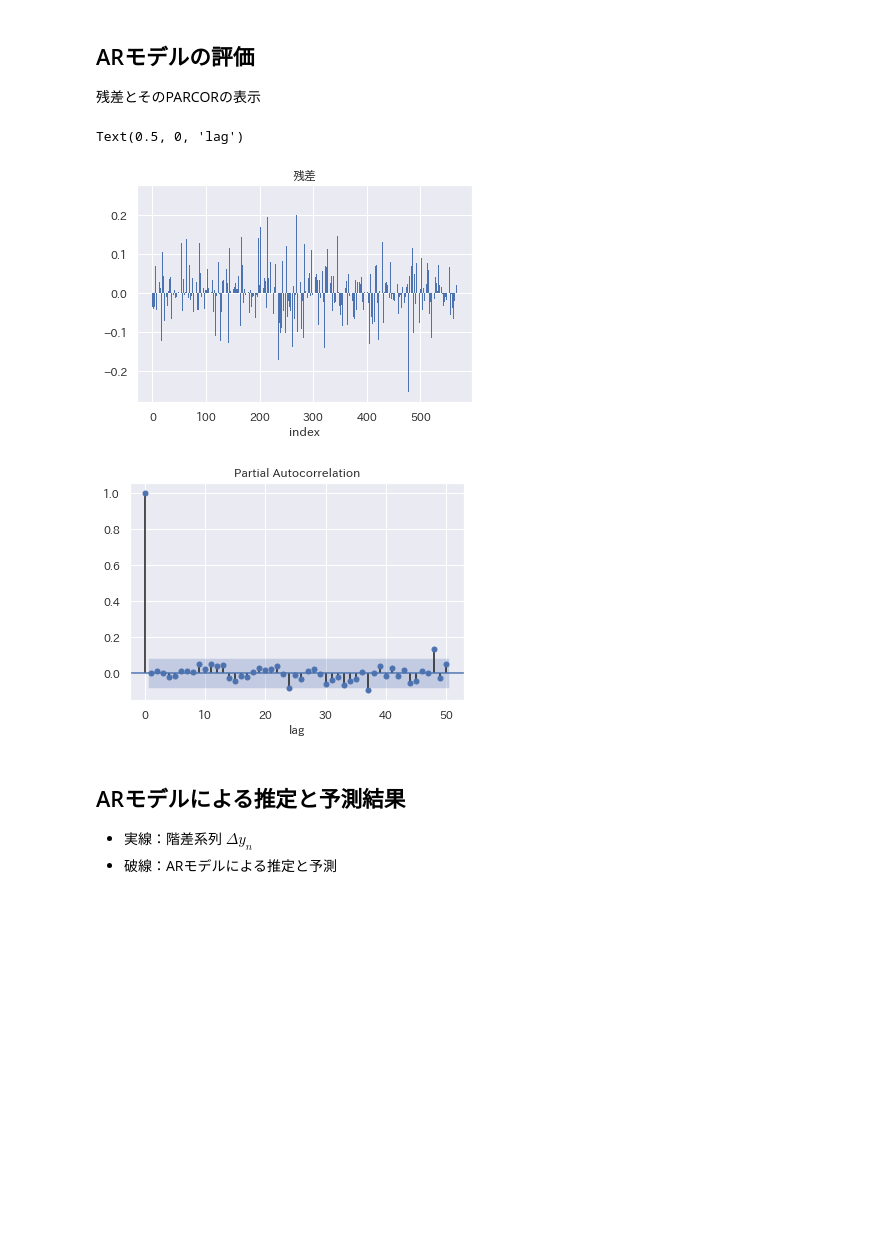
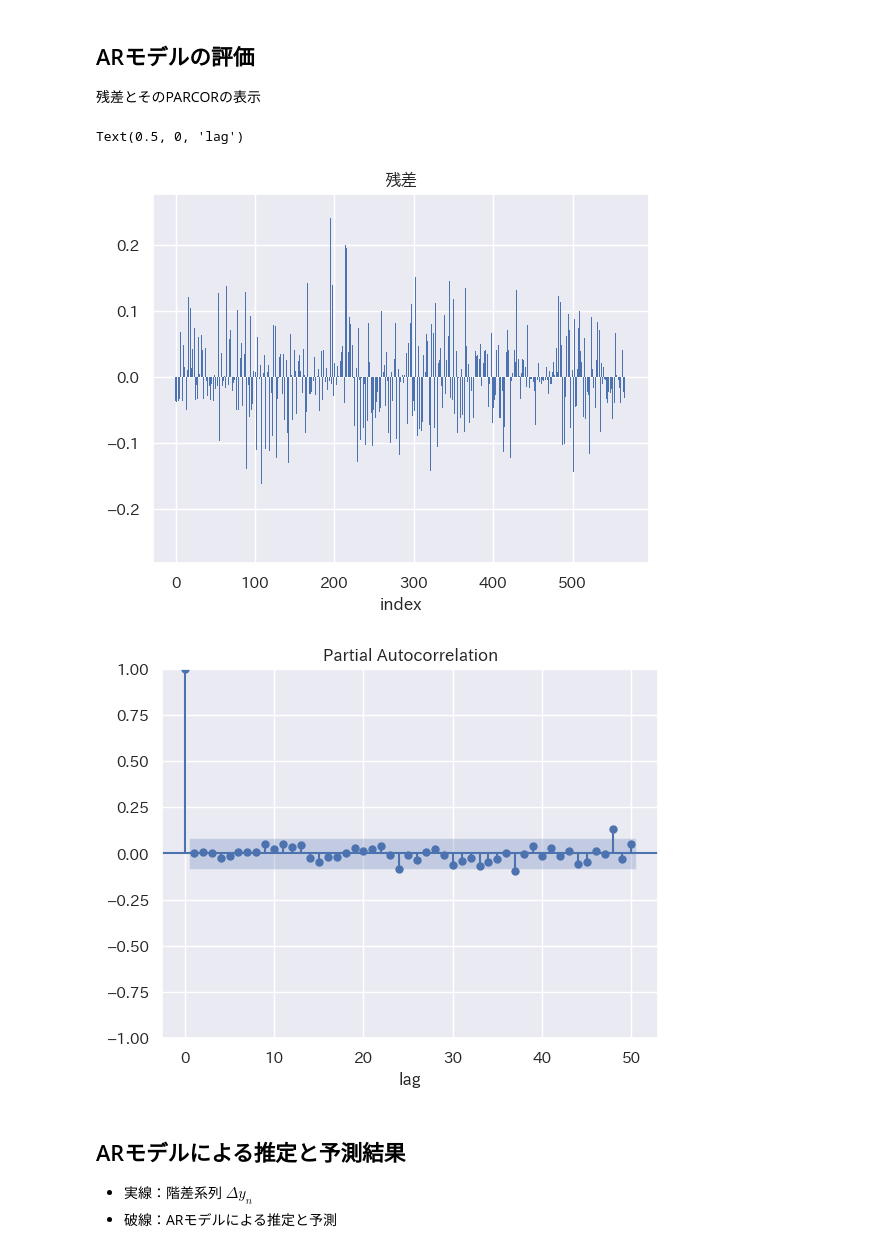
Before and after one commit to msiplab/EicEngLabIV, a Jupyter notebook: example02_04.ipynb, the cells around one changed output. Drawn from its saved outputs; the diff is of its cells as text; code cells hidden in the pictures; blank space fills up the shorter version.

```diff
--- a/example02_04.ipynb
+++ b/example02_04.ipynb
@@ -353,10 +349,10 @@ statsmodels の ar_model.AR では、引数 ic に 'aic' を指定すると、 m
 # %%
 from statsmodels.tsa import ar_model
 # ARモデルのインスタンス生成
-arpmodel = ar_model.AR(y_diff_series)
-# ARモデルの係数パラメータ推定
-results = arpmodel.fit(maxlag=maxlag, ic='aic')
-popt = results.k_ar
+arpmodel = ar_model.ar_select_order(y_diff_series,maxlag,ic='aic')
+# ARモデルの最適次数推定
+ords = arpmodel.ar_lags
+popt = max(ords)
 print('popt = {:2d}'.format(popt))
 # %% [output]
 popt = 26
@@ -365,19 +361,21 @@ popt = 26
 
 残差とそのPARCORの表示
 # %%
+# ARモデルの係数パラメータ推定
+results = ar_model.AutoReg(y_diff_series,ords).fit()
 residual = results.resid
 # 残差のプロット
 fig, ax = plt.subplots()
 bc = plt.bar(range(len(residual)), residual, edgecolor='none')
 ax.set_title('残差')
 ax.set_xlabel('index')
 # 残差のPARCOR
 fig = sm.graphics.tsa.plot_pacf(residual, lags=maxlag)
 fig.axes[0].set_xlabel('lag')
 # %% [output]
 Text(0.5, 0, 'lag')
-[figure, old version]
+[figure, new version]
-[figure, old version]
+[figure, new version]
 # %% [markdown]
 ## ARモデルによる推定と予測結果
 
```
Also changed, not shown: parts of 16 cells of this notebook.
